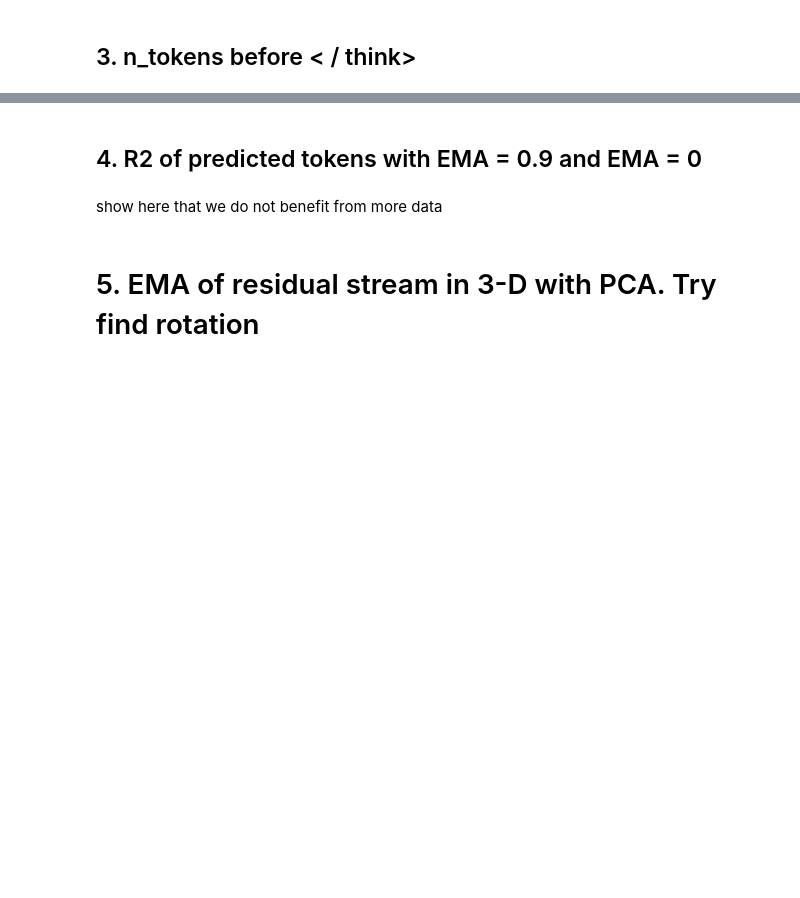
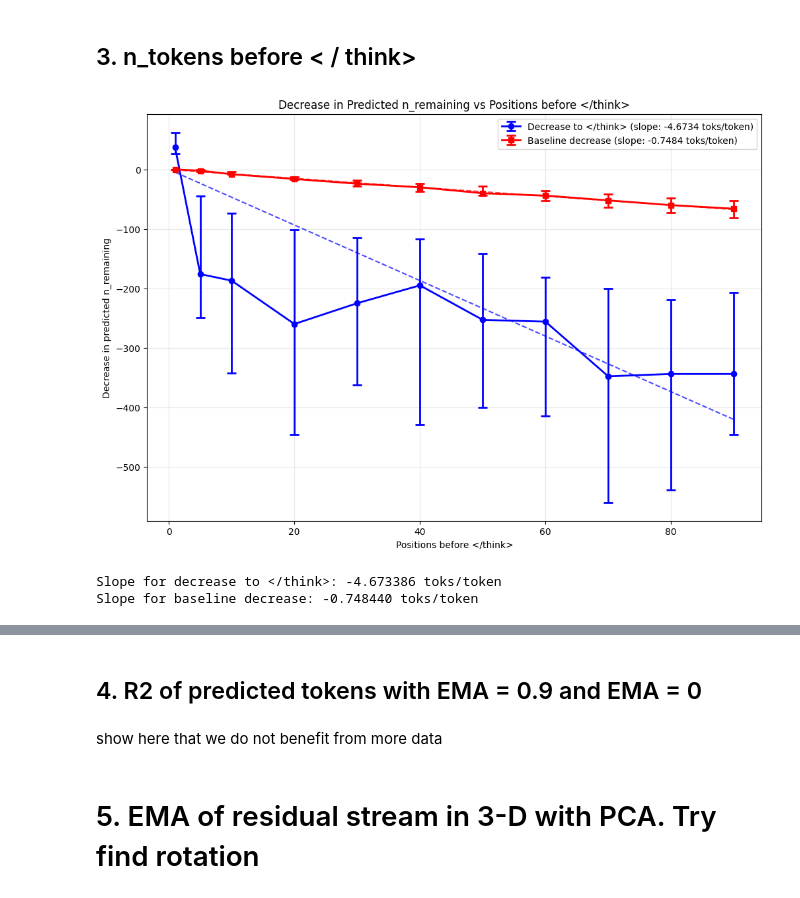
Before and after one commit to hasanbaig8/llm-progress-monitor, a Jupyter notebook: final_write_up_plots.ipynb, the cells around one changed output, grey strips where cells are left out. Cells and saved outputs as stored; diff of their text form; code cells hidden in the pictures; blank space fills up the shorter version.

```diff
--- a/final_write_up_plots.ipynb
+++ b/final_write_up_plots.ipynb
@@ -678,0 +909,78 @@ Total explained variance: 0.7329
+# %%
+import matplotlib.pyplot as plt
+import numpy as np
+from sklearn.linear_model import LinearRegression
+
+# Prepare data for plotting with error bars using median and percentiles
+positions = list(decreases_to_think.keys())
+decreases_to_think_medians = []
+decreases_to_think_25th = []
+decreases_to_think_75th = []
+decreases_baseline_medians = []
+decreases_baseline_25th = []
+decreases_baseline_75th = []
+
+for pos in positions:
+    # Calculate medians and percentiles for decreases to think
+    think_values = torch.stack(decreases_to_think[pos]).float()
+    decreases_to_think_medians.append(torch.median(think_values).item())
+    decreases_to_think_25th.append(torch.quantile(think_values, 0.25).item())
+    decreases_to_think_75th.append(torch.quantile(think_values, 0.75).item())
+
+    # Calculate medians and percentiles for baseline decreases
+    baseline_values = torch.stack(decreases_baseline[pos]).float()
+    decreases_baseline_medians.append(torch.median(baseline_values).item())
+    decreases_baseline_25th.append(torch.quantile(baseline_values, 0.25).item())
+    decreases_baseline_75th.append(torch.quantile(baseline_values, 0.75).item())
+
+# Calculate error bars (distance from median to 25th/75th percentiles)
+think_lower_err = [med - q25 for med, q25 in zip(decreases_to_think_medians, decreases_to_think_25th)]
+think_upper_err = [q75 - med for med, q75 in zip(decreases_to_think_medians, decreases_to_think_75th)]
+baseline_lower_err = [med - q25 for med, q25 in zip(decreases_baseline_medians, decreases_baseline_25th)]
+baseline_upper_err = [q75 - med for med, q75 in zip(decreases_baseline_medians, decreases_baseline_75th)]
+
+# Fit linear regression (no bias) to both lines
+X = np.array(positions).reshape(-1, 1)
+y_think = np.array(decreases_to_think_medians)
+y_baseline = np.array(decreases_baseline_medians)
+
+# Fit linear regression without intercept (through origin)
+reg_think = LinearRegression(fit_intercept=False)
+reg_baseline = LinearRegression(fit_intercept=False)
+
+reg_think.fit(X, y_think)
+reg_baseline.fit(X, y_baseline)
+
+# Get slopes (in toks/token)
+slope_think = reg_think.coef_[0]
+slope_baseline = reg_baseline.coef_[0]
+
+# Create the plot with error bars showing 25th-75th percentile range
+plt.figure(figsize=(12, 8))
+plt.errorbar(positions, decreases_to_think_medians,
+             yerr=[think_lower_err, think_upper_err],
+             marker='o', linewidth=2, markersize=6, capsize=5, capthick=2,
+             label=f'Decrease to </think> (slope: {slope_think:.4f} toks/token)', color='blue')
+plt.errorbar(positions, decreases_baseline_medians,
+             yerr=[baseline_lower_err, baseline_upper_err],
+             marker='s', linewidth=2, markersize=6, capsize=5, capthick=2,
+             label=f'Baseline decrease (slope: {slope_baseline:.4f} toks/token)', color='red')
+
+# Plot regression lines
+x_line = np.linspace(min(positions), max(positions), 100)
+plt.plot(x_line, reg_think.predict(x_line.reshape(-1, 1)), '--', color='blue', alpha=0.7)
+plt.plot(x_line, reg_baseline.predict(x_line.reshape(-1, 1)), '--', color='red', alpha=0.7)
+
+plt.xlabel('Positions before </think>')
+plt.ylabel('Decrease in predicted n_remaining')
+plt.title('Decrease in Predicted n_remaining vs Positions before </think>')
+plt.legend()
+plt.grid(True, alpha=0.3)
+plt.show()
+
+print(f"Slope for decrease to </think>: {slope_think:.6f} toks/token")
+print(f"Slope for baseline decrease: {slope_baseline:.6f} toks/token")
+# %% [output]
+[figure, added]
+Slope for decrease to </think>: -4.673386 toks/token
+Slope for baseline decrease: -0.748440 toks/token
```
Also changed, not shown: parts of 33 cells of this notebook, 2 other files.
